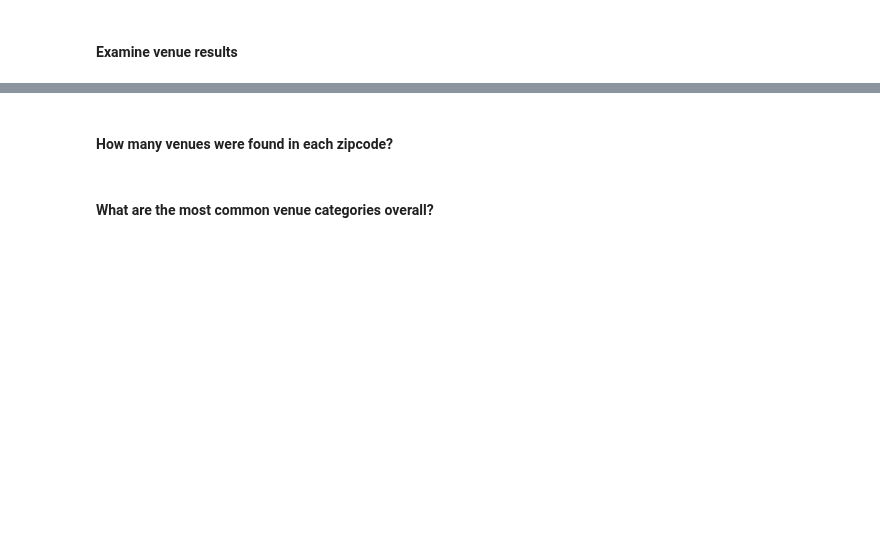
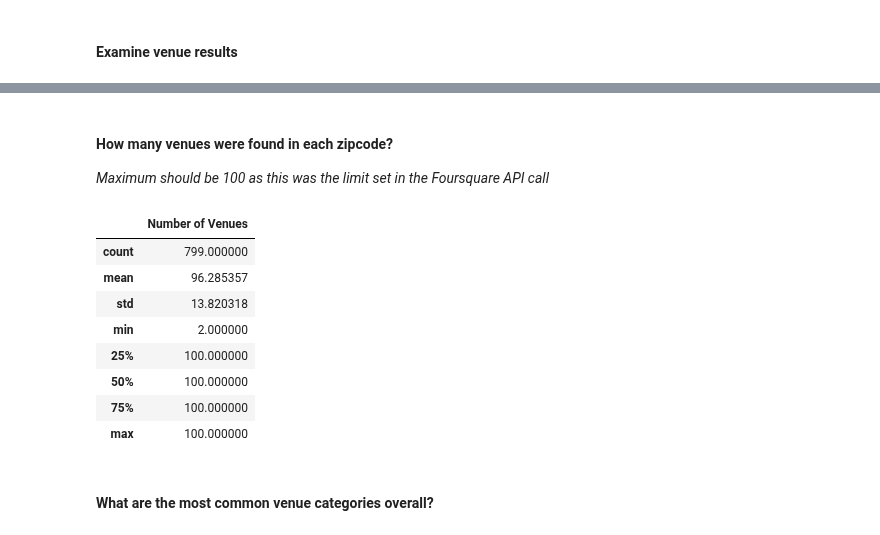
Before and after one commit to amypeniston/data-science-capstone-project, a Jupyter notebook: Week_5_Capstone_Project.ipynb, the cells around one changed output, grey strips where cells are left out. Cells and saved outputs as stored; diff of their text form; code cells hidden in the pictures; blank space fills up the shorter version.

```diff
--- a/Week_5_Capstone_Project.ipynb
+++ b/Week_5_Capstone_Project.ipynb
@@ -542,0 +576,4 @@ nearby_venues = get_nearby_venues(zipcode_df)
+# %%
+first = pd.read_csv("assets/nearby_venues_0to600.csv")
+second = pd.read_csv("assets/nearby_venues_600to1682.csv")
+first.shape, second.shape
@@ -542,0 +582,4 @@ nearby_venues = get_nearby_venues(zipcode_df)
+# %%
+nearby_venues = first.append(second)
+nearby_venues["Zipcode"] = nearby_venues["Zipcode"].astype(str)
+nearby_venues.shape
@@ -553,10 +602,21 @@ nearby_venues["Venue Category"].unique()
 # %% [markdown]
 #### How many venues were found in each zipcode?
+_Maximum should be 100 as this was the limit set in the Foursquare API call_
 # %%
 num_venues = nearby_venues.groupby("Zipcode").count()["Venue Category"].to_frame().sort_values("Venue Category", ascending=False)
 num_venues.index.name = "Zipcode"
 num_venues.columns = ["Number of Venues"]
-num_venues.head()
+num_venues.describe()
+# %% [output]
+|  | Number of Venues |
+| count | 799.000000 |
+| mean | 96.285357 |
+| std | 13.820318 |
+| min | 2.000000 |
+| 25% | 100.000000 |
+| 50% | 100.000000 |
+| 75% | 100.000000 |
+| max | 100.000000 |
 # %% [markdown]
 #### What are the most common venue categories overall?
 # %%
```
Also changed, not shown: parts of 26 cells of this notebook.
